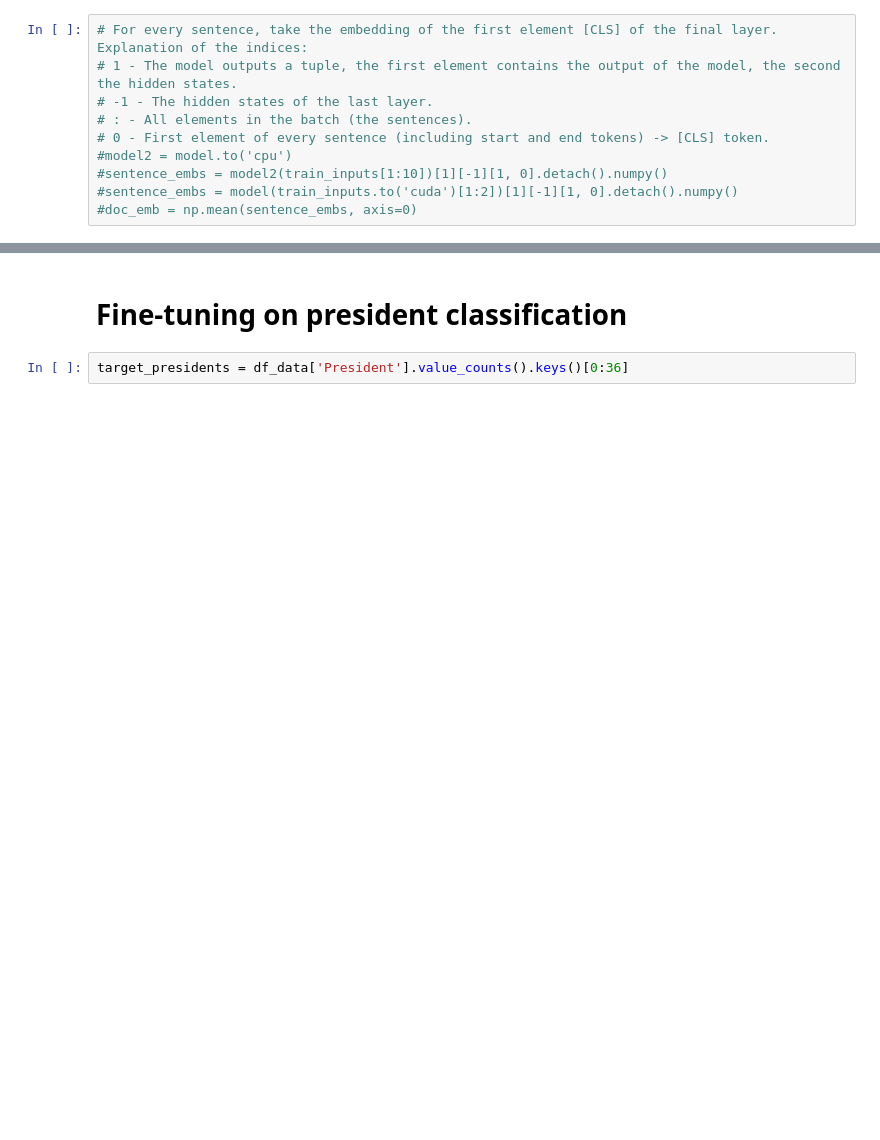
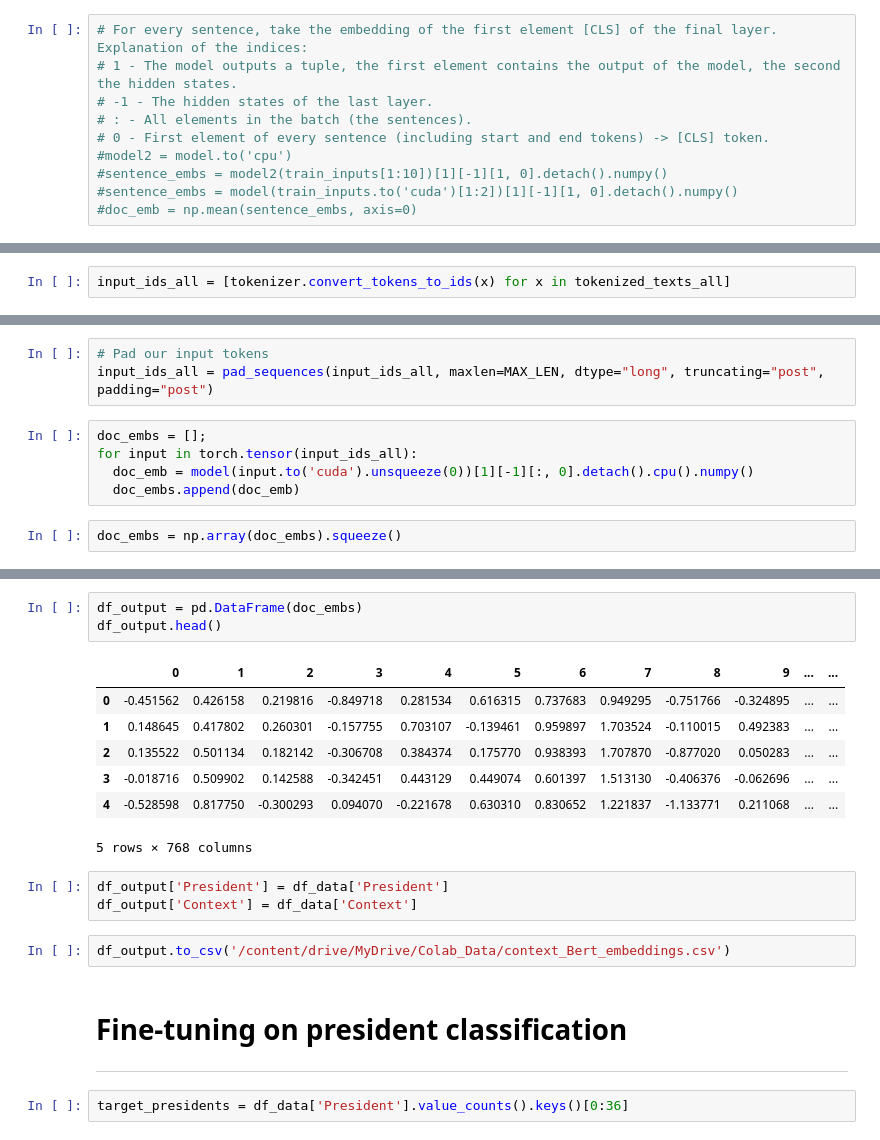
Before and after one commit to ShiyangLai/Political-Speech-Deep-Learning-Final-Project, a Jupyter notebook: notebook/Bert_presidental_speech.ipynb, the cells around one changed output, grey strips where cells are left out. Drawn from its saved outputs; the diff is of its cells as text; blank space fills up the shorter version.

```diff
--- a/notebook/Bert_presidental_speech.ipynb
+++ b/notebook/Bert_presidental_speech.ipynb
@@ -628,0 +620,2 @@ tensor([  101,  2000,  1996,  3519,  1024,  1999,  2026,  2197,  3296,  4471,
+# %%
+input_ids_all = [tokenizer.convert_tokens_to_ids(x) for x in tokenized_texts_all]
@@ -628,0 +626,10 @@ tensor([  101,  2000,  1996,  3519,  1024,  1999,  2026,  2197,  3296,  4471,
+# %%
+# Pad our input tokens
+input_ids_all = pad_sequences(input_ids_all, maxlen=MAX_LEN, dtype="long", truncating="post", padding="post")
+# %%
+doc_embs = [];
+for input in torch.tensor(input_ids_all):
+  doc_emb = model(input.to('cuda').unsqueeze(0))[1][-1][:, 0].detach().cpu().numpy()
+  doc_embs.append(doc_emb)
+# %%
+doc_embs = np.array(doc_embs).squeeze()
@@ -629,5 +655,23 @@ tensor([  101,  2000,  1996,  3519,  1024,  1999,  2026,  2197,  3296,  4471,
+# %%
+df_output = pd.DataFrame(doc_embs)
+df_output.head()
+# %% [output]
+|  | 0 | 1 | 2 | 3 | 4 | 5 | 6 | 7 | 8 | 9 | ... | ... |
+| 0 | -0.451562 | 0.426158 | 0.219816 | -0.849718 | 0.281534 | 0.616315 | 0.737683 | 0.949295 | -0.751766 | -0.324895 | ... | ... |
+| 1 | 0.148645 | 0.417802 | 0.260301 | -0.157755 | 0.703107 | -0.139461 | 0.959897 | 1.703524 | -0.110015 | 0.492383 | ... | ... |
+| 2 | 0.135522 | 0.501134 | 0.182142 | -0.306708 | 0.384374 | 0.175770 | 0.938393 | 1.707870 | -0.877020 | 0.050283 | ... | ... |
+| 3 | -0.018716 | 0.509902 | 0.142588 | -0.342451 | 0.443129 | 0.449074 | 0.601397 | 1.513130 | -0.406376 | -0.062696 | ... | ... |
+| 4 | -0.528598 | 0.817750 | -0.300293 | 0.094070 | -0.221678 | 0.630310 | 0.830652 | 1.221837 | -1.133771 | 0.211068 | ... | ... |
+5 rows × 768 columns
+# %%
+df_output['President'] = df_data['President']
+df_output['Context'] = df_data['Context']
+# %%
+df_output.to_csv('/content/drive/MyDrive/Colab_Data/context_Bert_embeddings.csv')
 # %% [markdown]
 # Fine-tuning on president classification
+
+---
 # %%
 target_presidents = df_data['President'].value_counts().keys()[0:36]
 # %%
```
Also changed, not shown: parts of 73 cells of this notebook, 1 other file.
